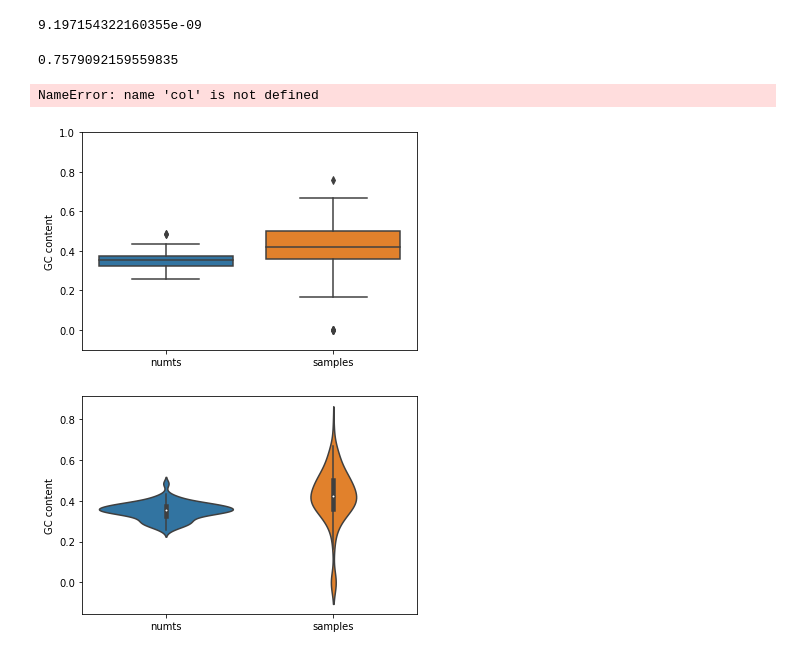
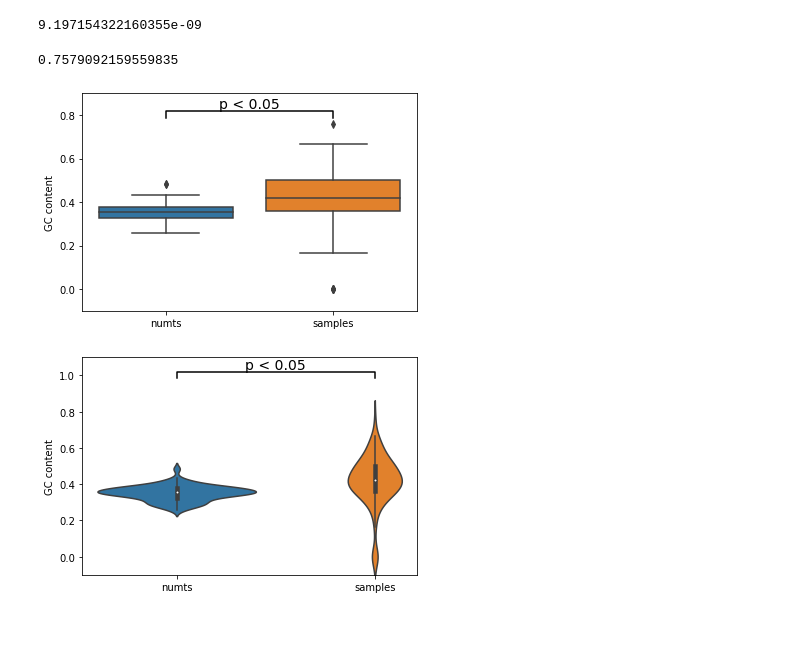
Before and after one commit to balintbiro/Oryctolagus_cuniculus_numts, a Jupyter notebook: codes/trials/gc_content_statistics.ipynb, the cells around one changed output. Saved outputs shown, nothing was run; the diff lists cells and outputs as text; code cells hidden in the pictures; blank space fills up the shorter version.

Commit message:
add statistical annotation

```diff
--- a/codes/trials/gc_content_statistics.ipynb
+++ b/codes/trials/gc_content_statistics.ipynb
@@ -257,31 +257,36 @@ else:
 significance[1]
 # %% [output]
 9.197154322160355e-09
-# %%
-pd.Series(samples_gc + numts_gc).max()
-# %% [output]
-0.7579092159559835
-# %%
-def statistical_annotation(data):
-    x1, x2 = 0,1
-    y, h = pd.Series(data[0] + data[1]).max() + 0.1, 0.1, 'k'
-    plt.plot([x1, x1, x2, x2], [y, y+h, y+h, y], lw=1.5, c = col)
-    plt.text((x1+x2)*.5, y+h, "p < 0.05", ha='center', va='bottom', color = col)
+# %%
+pd.Series(samples_gc + numts_gc).max()
+# %% [output]
+0.7579092159559835
+# %%
+#create a function for the statistical annotation of the graph
+def statistical_annotation(data, figure_type):
+    x1, x2 = 0,1
+    if figure_type == 'box':
+        y, h, col = (pd.Series(data[0] + data[1]).max())+ 0.03, 0.03, 'k'
+    else:
+        y, h, col = (pd.Series(data[0] + data[1]).max()) + 0.2 + 0.03, 0.03, 'k'
+    plt.plot([x1, x1, x2, x2], [y, y+h, y+h, y], lw=1.5, c = col)
+    plt.text((x1+x2)*.5, y+h, "p < 0.05", ha='center', va='bottom', color = col, fontsize = 14)
 # %%
 data = [numts_gc, samples_gc]
 ax = sns.boxplot(data=data)
 ax.set_ylabel('GC content')
 ax.set_xticklabels(['numts', 'samples'])
-ax.set_ylim(-0.1, 1)
-statistical_annotation(data)
+ax.set_ylim(-0.1, 0.9)
+statistical_annotation(data, 'box')
 plt.show()
 # %% [output]
-NameError: name 'col' is not defined
-[figure, old version]
+[figure, new version]
 # %%
 ax = sns.violinplot(data=data)
 ax.set_ylabel('GC content')
 ax.set_xticklabels(['numts', 'samples'])
+ax.set_ylim(-0.1, 1.1)
+statistical_annotation(data, 'violin')
 plt.show()
 # %% [output]
-[figure, old version]
+[figure, new version]
```
